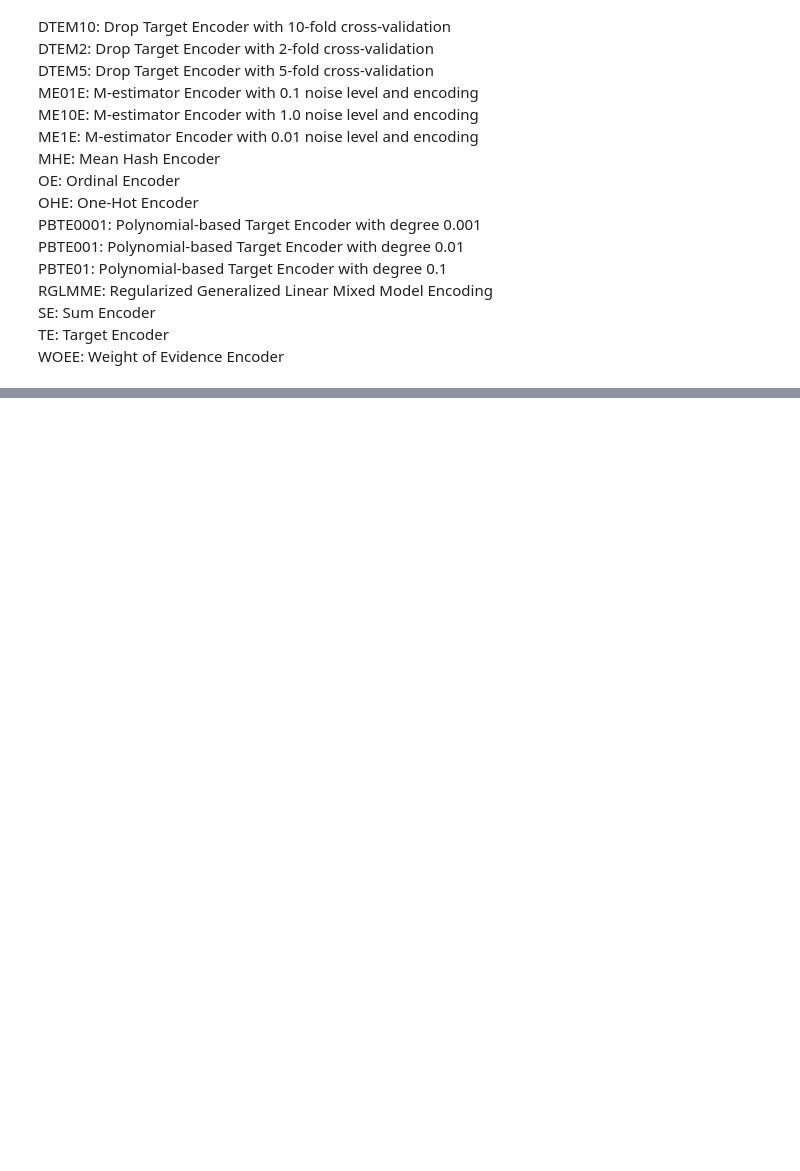
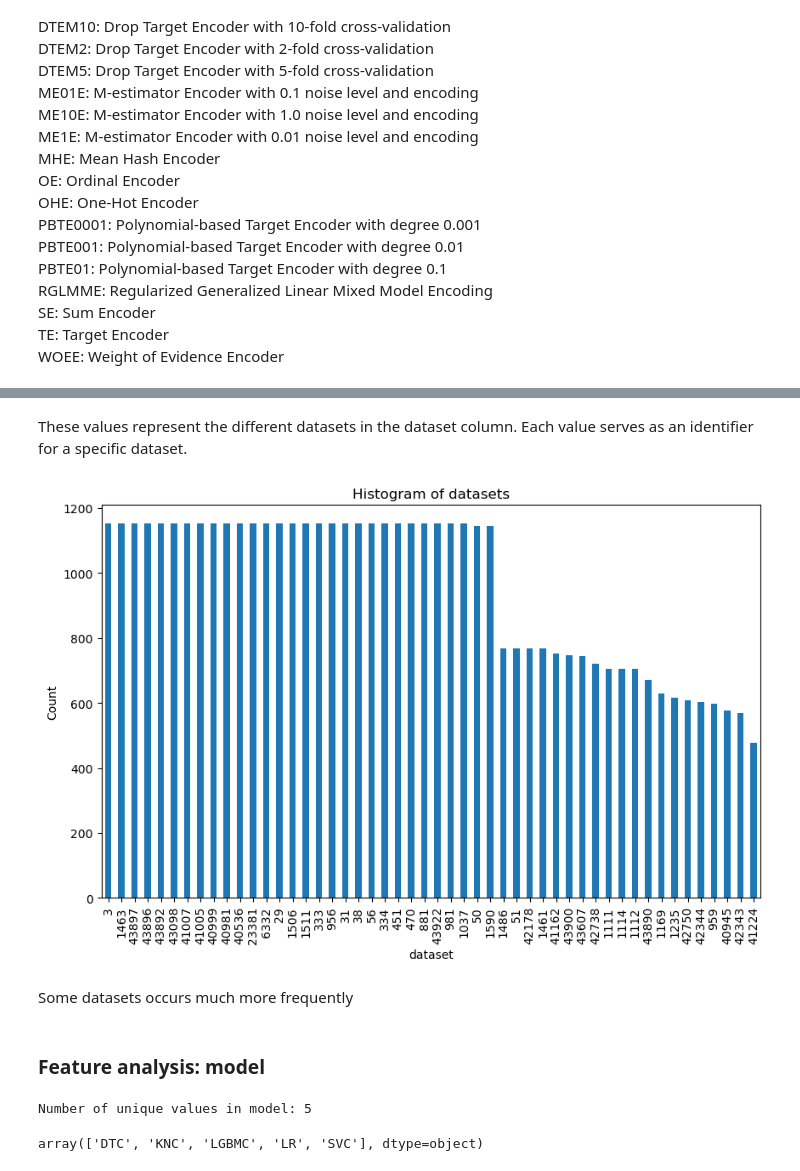
Before and after one commit to Sidies/ranking_encoders, a Jupyter notebook: notebooks/Exploration.ipynb, the cells around one changed output, grey strips where cells are left out. Saved outputs shown, nothing was run; the diff lists cells and outputs as text; code cells hidden in the pictures; blank space fills up the shorter version.

```diff
--- a/notebooks/Exploration.ipynb
+++ b/notebooks/Exploration.ipynb
@@ -137,0 +154,20 @@ The different encoders are almost equally distributed
+# %% [markdown]
+These values represent the different datasets in the dataset column. Each value serves as an identifier for a specific dataset.
+# %%
+dataset['dataset'].value_counts().plot(kind='bar', figsize=(10, 6))
+plt.xlabel('dataset')
+plt.ylabel('Count')
+plt.title('Histogram of datasets')
+plt.show()
+# %% [output]
+[figure, added]
+# %% [markdown]
+Some datasets occurs much more frequently
+# %% [markdown]
+### Feature analysis: model
+# %%
+print(f"Number of unique values in model: {dataset['model'].nunique()}")
+dataset['model'].unique()
+# %% [output]
+Number of unique values in model: 5
+array(['DTC', 'KNC', 'LGBMC', 'LR', 'SVC'], dtype=object)
```
Also changed, not shown: parts of 7 cells of this notebook.
